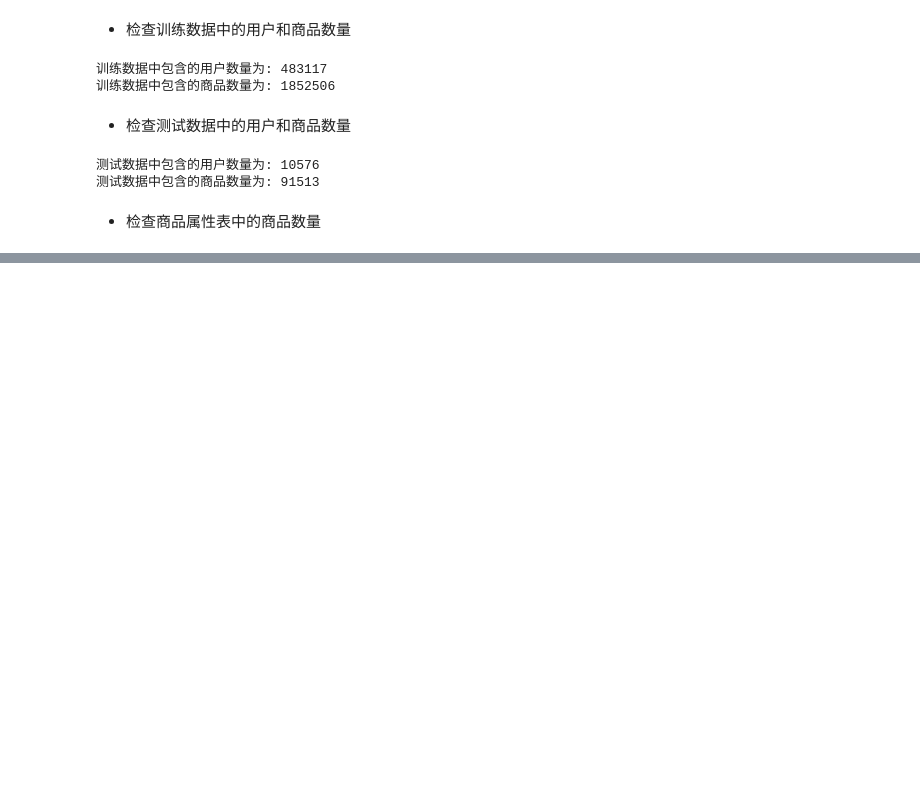
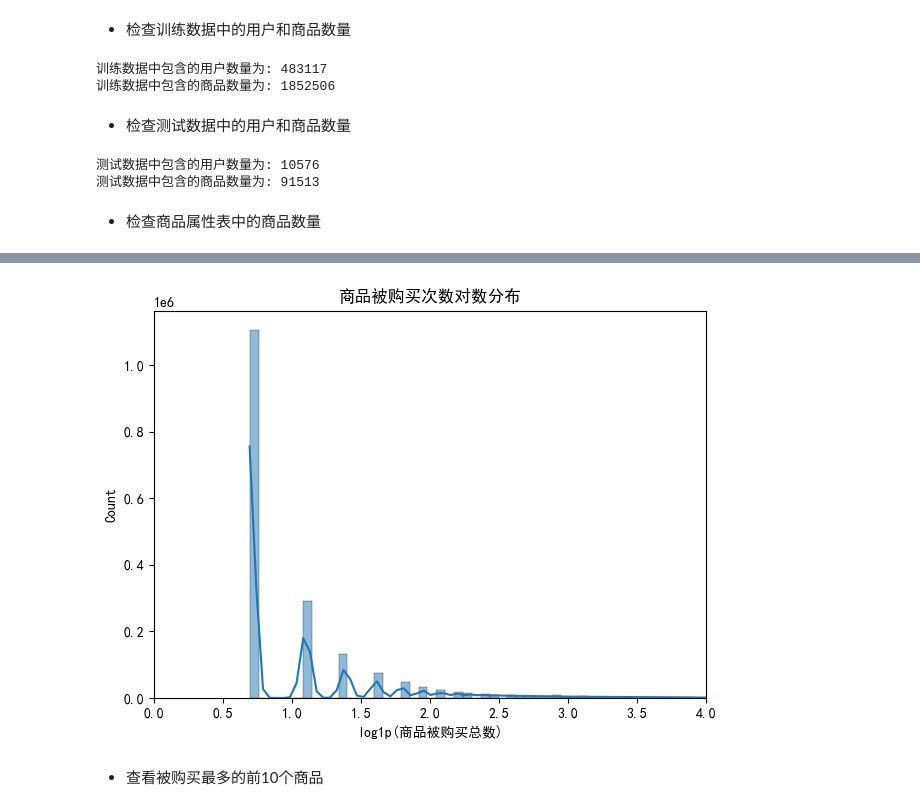
Before and after one commit to NotSleeply/CustBuyForecast, a Jupyter notebook: notebooks/EDA.ipynb, the cells around one changed output, grey strips where cells are left out. Drawn from its saved outputs; the diff is of its cells as text; code cells hidden in the pictures; blank space fills up the shorter version.

```diff
--- a/notebooks/EDA.ipynb
+++ b/notebooks/EDA.ipynb
@@ -91,0 +257,11 @@ print(f"商品属性表中包含的商品数量为: {attr_items}")
+# %%
+sns.histplot(np.log1p(
+    item_buy_counts['item_buy_count']), bins=150, kde=True, edgecolor='black')
+plt.xlim(0, 4)
+plt.xlabel('log1p(商品被购买总数)')
+plt.title('商品被购买次数对数分布')
+plt.tight_layout()
+# %% [output]
+[figure, added]
+# %% [markdown]
+- 查看被购买最多的前10个商品
```
Also changed, not shown: parts of 32 cells of this notebook, 5 other files.
